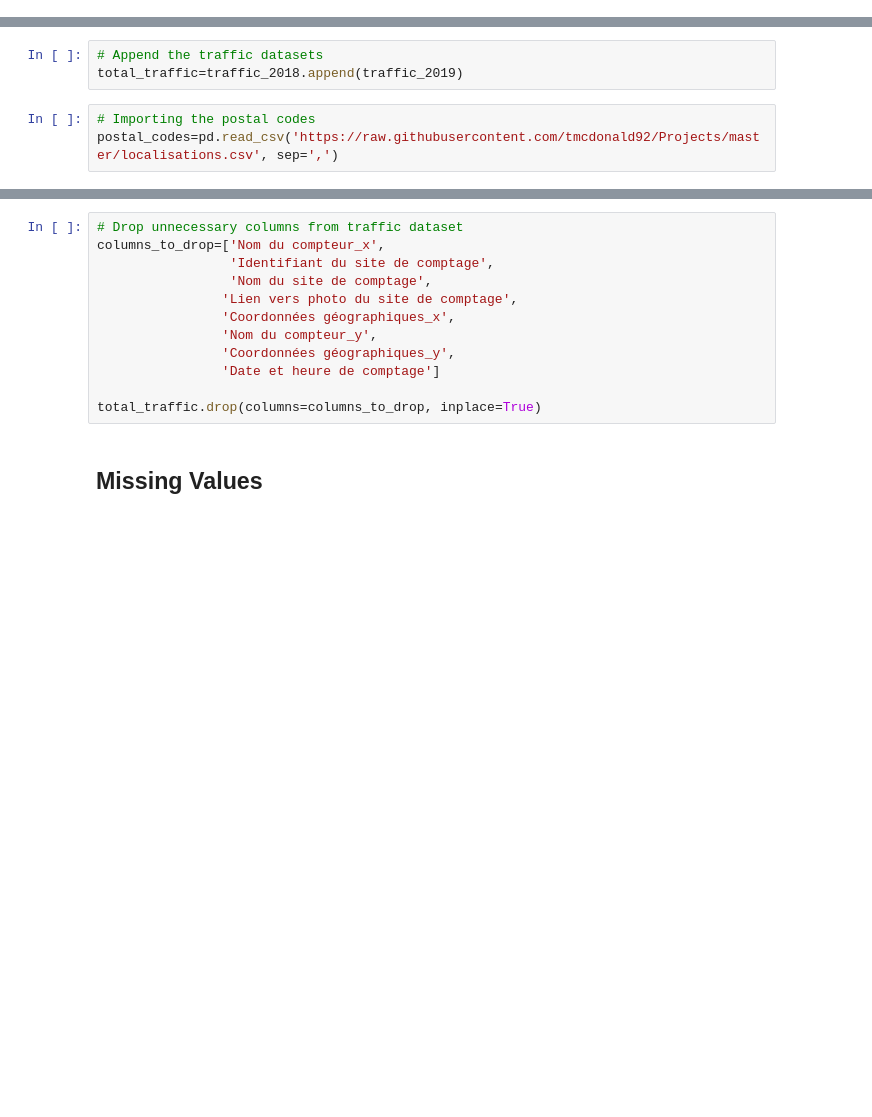
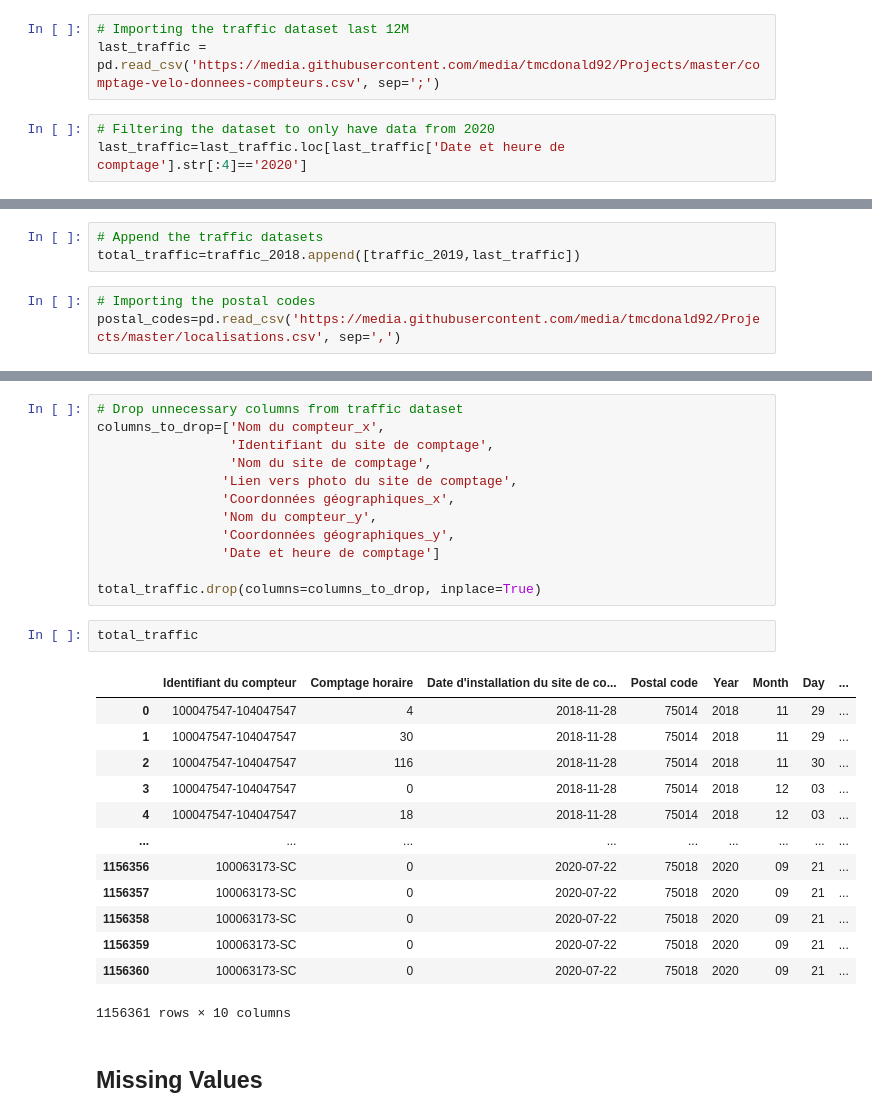
Before and after one commit to tmcdonald92/Bike-Traffic-In-Paris, a Jupyter notebook: Bycicles in Paris.ipynb, the cells around one changed output, grey strips where cells are left out. Saved outputs shown, nothing was run; the diff lists cells and outputs as text; blank space fills up the shorter version.

Commit message:
Adding traffic 2020

```diff
--- a/Bycicles in Paris.ipynb
+++ b/Bycicles in Paris.ipynb
@@ -56,6 +56,12 @@ url = 'https://www.data.gouv.fr/en/datasets/r/9c23d147-4032-429c-9c18-86dabd53e6
 archive = zipfile.ZipFile(io.BytesIO(urlopen(url).read())) # Takes some time
 csv_path = '2019_comptage-velo-donnees-compteurs-2.csv' # The desired csv file in the archive
 traffic_2019 = pd.read_csv(io.BytesIO(archive.read(csv_path)), sep = ';')
+# %%
+# Importing the traffic dataset last 12M
+last_traffic = pd.read_csv('https://media.githubusercontent.com/media/tmcdonald92/Projects/master/comptage-velo-donnees-compteurs.csv', sep=';')
+# %%
+# Filtering the dataset to only have data from 2020
+last_traffic=last_traffic.loc[last_traffic['Date et heure de comptage'].str[:4]=='2020']
 # %%
 # Importing the bike lanes dataset
 bike_lanes = pd.read_csv('https://www.data.gouv.fr/en/datasets/r/1211e838-4b77-4ee4-9567-03d78d55f0bf', sep=';')
@@ -83,10 +84,10 @@ bike_lanes
 # Data Cleaning
 # %%
 # Append the traffic datasets
-total_traffic=traffic_2018.append(traffic_2019)
+total_traffic=traffic_2018.append([traffic_2019,last_traffic])
 # %%
 # Importing the postal codes
-postal_codes=pd.read_csv('https://raw.githubusercontent.com/tmcdonald92/Projects/master/localisations.csv', sep=',')
+postal_codes=pd.read_csv('https://media.githubusercontent.com/media/tmcdonald92/Projects/master/localisations.csv', sep=',')
 # %%
 postal_codes=postal_codes.drop_duplicates()
 # %%
@@ -115,6 +116,22 @@ columns_to_drop=['Nom du compteur_x',
                 'Date et heure de comptage']
 
 total_traffic.drop(columns=columns_to_drop, inplace=True)
+# %%
+total_traffic
+# %% [output]
+|  | Identifiant du compteur | Comptage horaire | Date d'installation du site de co... | Postal code | Year | Month | Day | ... |
+| 0 | 100047547-104047547 | 4 | 2018-11-28 | 75014 | 2018 | 11 | 29 | ... |
+| 1 | 100047547-104047547 | 30 | 2018-11-28 | 75014 | 2018 | 11 | 29 | ... |
+| 2 | 100047547-104047547 | 116 | 2018-11-28 | 75014 | 2018 | 11 | 30 | ... |
+| 3 | 100047547-104047547 | 0 | 2018-11-28 | 75014 | 2018 | 12 | 03 | ... |
+| 4 | 100047547-104047547 | 18 | 2018-11-28 | 75014 | 2018 | 12 | 03 | ... |
+| ... | ... | ... | ... | ... | ... | ... | ... | ... |
+| 1156356 | 100063173-SC | 0 | 2020-07-22 | 75018 | 2020 | 09 | 21 | ... |
+| 1156357 | 100063173-SC | 0 | 2020-07-22 | 75018 | 2020 | 09 | 21 | ... |
+| 1156358 | 100063173-SC | 0 | 2020-07-22 | 75018 | 2020 | 09 | 21 | ... |
+| 1156359 | 100063173-SC | 0 | 2020-07-22 | 75018 | 2020 | 09 | 21 | ... |
+| 1156360 | 100063173-SC | 0 | 2020-07-22 | 75018 | 2020 | 09 | 21 | ... |
+1156361 rows × 10 columns
 # %% [markdown]
 ## Missing Values
 # %%
```
Also changed, not shown: parts of 1 cell of this notebook.
